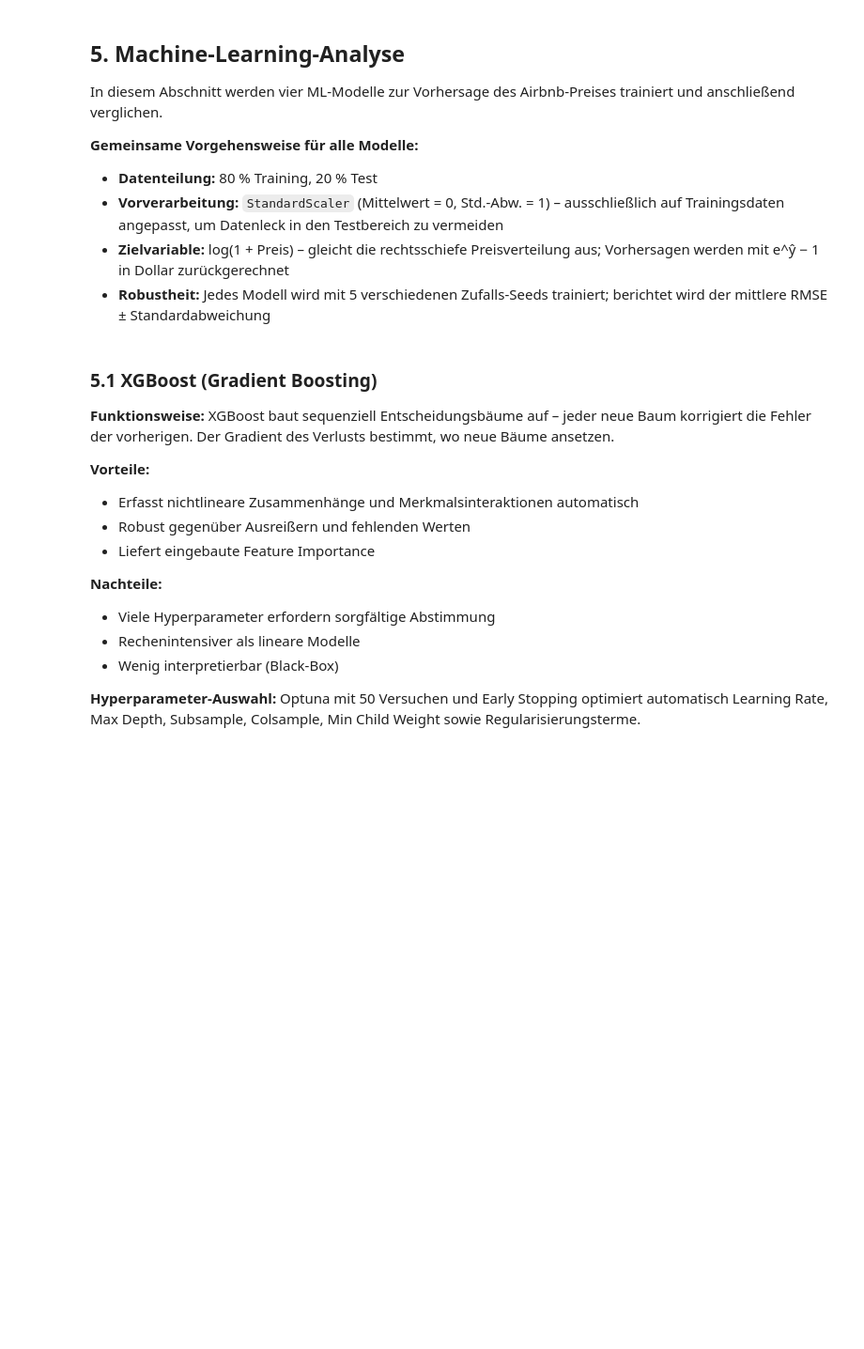
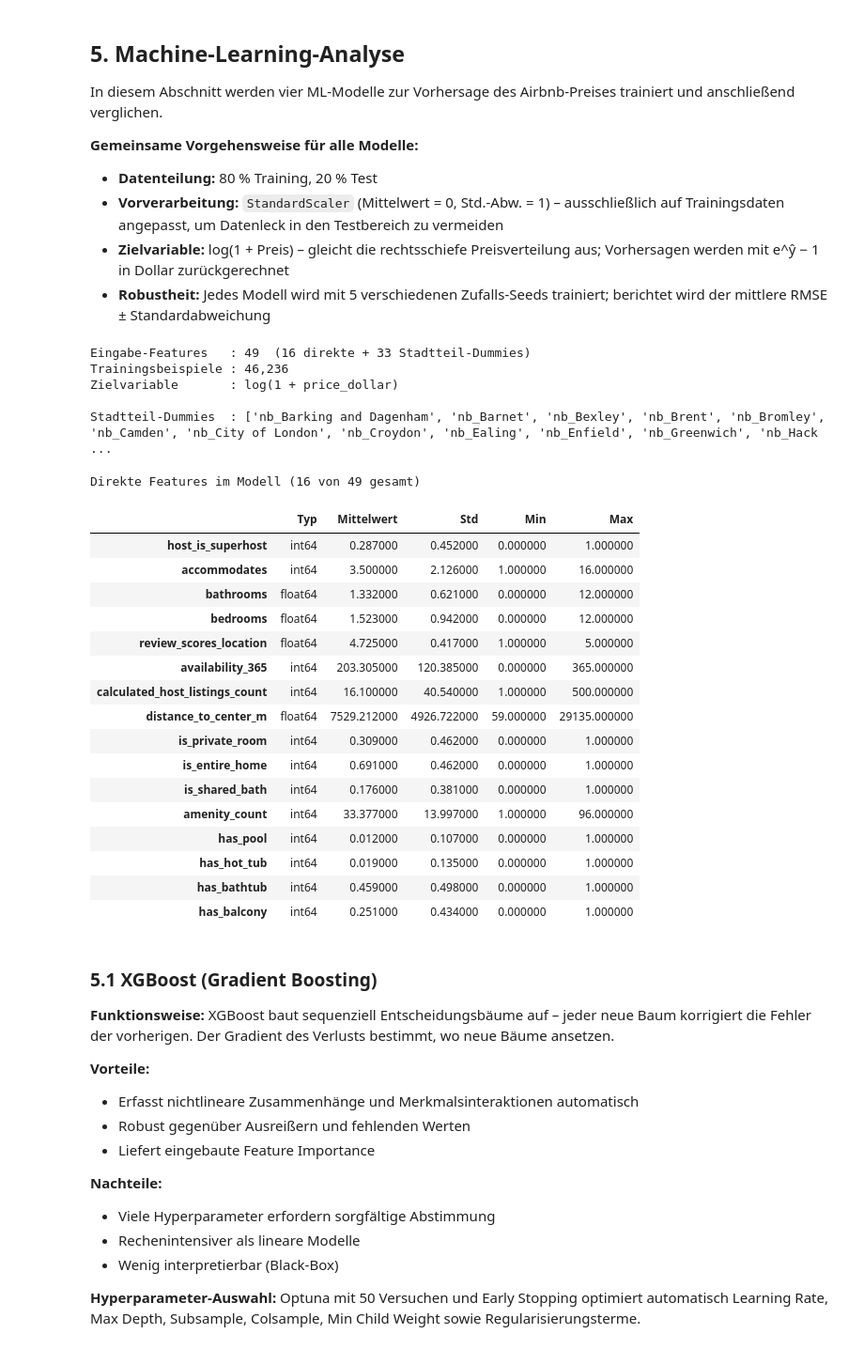
Before and after one commit to pa19duxu/AirbnbPrices, a Jupyter notebook: Prediction.ipynb, the cells around one changed output. Shown at 94% size. Saved outputs shown, nothing was run; the diff lists cells and outputs as text; code cells hidden in the pictures; blank space fills up the shorter version.

```diff
--- a/Prediction.ipynb
+++ b/Prediction.ipynb
@@ -513,6 +513,52 @@ In diesem Abschnitt werden vier ML-Modelle zur Vorhersage des Airbnb-Preises tra
 - **Vorverarbeitung:** `StandardScaler` (Mittelwert = 0, Std.-Abw. = 1) – ausschließlich auf Trainingsdaten angepasst, um Datenleck in den Testbereich zu vermeiden
 - **Zielvariable:** log(1 + Preis) – gleicht die rechtsschiefe Preisverteilung aus; Vorhersagen werden mit e^ŷ − 1 in Dollar zurückgerechnet
 - **Robustheit:** Jedes Modell wird mit 5 verschiedenen Zufalls-Seeds trainiert; berichtet wird der mittlere RMSE ± Standardabweichung
+# %%
+X = df.drop(columns='price_dollar')
+y = np.log1p(df['price_dollar'])  # Log-Transformation: gleicht die schiefe Preisverteilung aus
+
+main_cols  = [c for c in X.columns if not c.startswith('nb_')]
+dummy_cols = [c for c in X.columns if c.startswith('nb_')]
+
+print(f'Eingabe-Features   : {X.shape[1]}  '
+      f'({len(main_cols)} direkte + {len(dummy_cols)} Stadtteil-Dummies)')
+print(f'Trainingsbeispiele : {X.shape[0]:,}')
+print(f'Zielvariable       : log(1 + price_dollar)\n')
+print(f'Stadtteil-Dummies  : {dummy_cols}\n')
+
+pd.DataFrame({
+    'Typ':        X[main_cols].dtypes.astype(str),
+    'Mittelwert': X[main_cols].mean().round(3),
+    'Std':        X[main_cols].std().round(3),
+    'Min':        X[main_cols].min().round(3),
+    'Max':        X[main_cols].max().round(3),
+}).style.set_caption(
+    f'Direkte Features im Modell ({len(main_cols)} von {X.shape[1]} gesamt)'
+)
+# %% [output]
+Eingabe-Features   : 49  (16 direkte + 33 Stadtteil-Dummies)
+Trainingsbeispiele : 46,236
+Zielvariable       : log(1 + price_dollar)
+
+Stadtteil-Dummies  : ['nb_Barking and Dagenham', 'nb_Barnet', 'nb_Bexley', 'nb_Brent', 'nb_Bromley', 'nb_Camden', 'nb_City of London', 'nb_Croydon', 'nb_Ealing', 'nb_Enfield', 'nb_Greenwich', 'nb_Hack ...
+Direkte Features im Modell (16 von 49 gesamt)
+|  | Typ | Mittelwert | Std | Min | Max |
+| host_is_superhost | int64 | 0.287000 | 0.452000 | 0.000000 | 1.000000 |
+| accommodates | int64 | 3.500000 | 2.126000 | 1.000000 | 16.000000 |
+| bathrooms | float64 | 1.332000 | 0.621000 | 0.000000 | 12.000000 |
+| bedrooms | float64 | 1.523000 | 0.942000 | 0.000000 | 12.000000 |
+| review_scores_location | float64 | 4.725000 | 0.417000 | 1.000000 | 5.000000 |
+| availability_365 | int64 | 203.305000 | 120.385000 | 0.000000 | 365.000000 |
+| calculated_host_listings_count | int64 | 16.100000 | 40.540000 | 1.000000 | 500.000000 |
+| distance_to_center_m | float64 | 7529.212000 | 4926.722000 | 59.000000 | 29135.000000 |
+| is_private_room | int64 | 0.309000 | 0.462000 | 0.000000 | 1.000000 |
+| is_entire_home | int64 | 0.691000 | 0.462000 | 0.000000 | 1.000000 |
+| is_shared_bath | int64 | 0.176000 | 0.381000 | 0.000000 | 1.000000 |
+| amenity_count | int64 | 33.377000 | 13.997000 | 1.000000 | 96.000000 |
+| has_pool | int64 | 0.012000 | 0.107000 | 0.000000 | 1.000000 |
+| has_hot_tub | int64 | 0.019000 | 0.135000 | 0.000000 | 1.000000 |
+| has_bathtub | int64 | 0.459000 | 0.498000 | 0.000000 | 1.000000 |
+| has_balcony | int64 | 0.251000 | 0.434000 | 0.000000 | 1.000000 |
 # %% [markdown]
 ### 5.1 XGBoost (Gradient Boosting)
 
```
Also changed, not shown: parts of 8 cells of this notebook.
